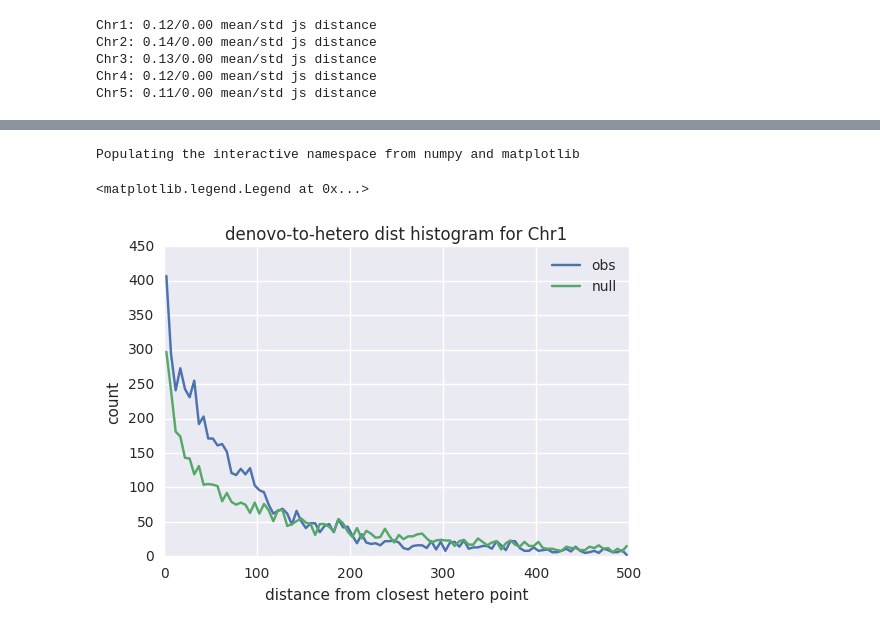
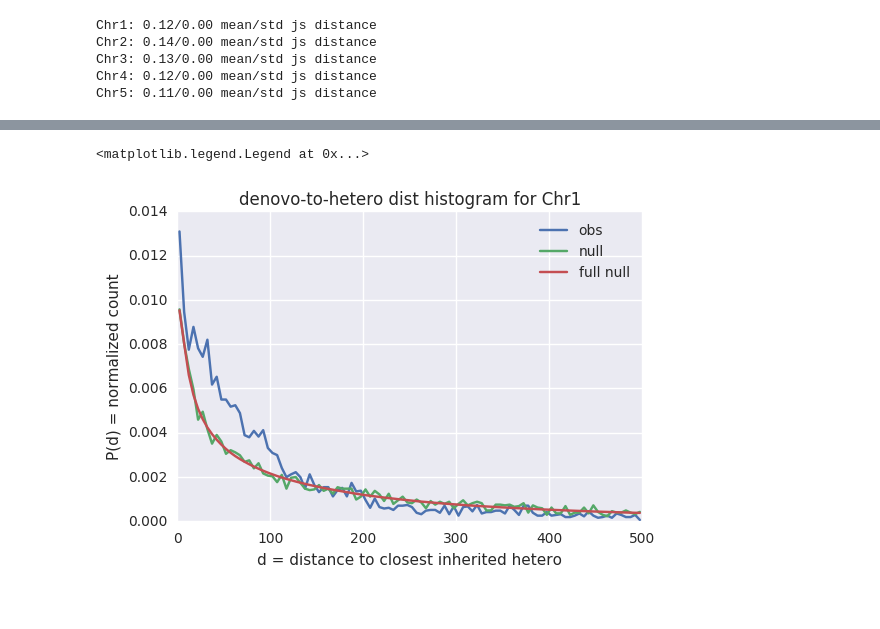
Before and after one commit to littleblackfish/heteroMutationRate, a Jupyter notebook: analysis.ipynb, the cells around one changed output, grey strips where cells are left out. Drawn from its saved outputs; the diff is of its cells as text; code cells hidden in the pictures.

Commit message:
new plot

```diff
--- a/analysis.ipynb
+++ b/analysis.ipynb
@@ -369,25 +367,23 @@ for ch in ['Chr1'] :
-# %%
-sns.distplot?
-%pylab inline
-# %% [output]
-Populating the interactive namespace from numpy and matplotlib
 # %%
 
 bins = array(range(0,10000,5))
 x= 0.5*(bins[:-1]+bins[1:])
 
-a=histogram(obs_distances, bins=bins)
-b=histogram(null_distances, bins=bins)
+a=histogram(obs_distances, bins=bins, normed=True)
+b=histogram(null_distances, bins=bins, normed = True)
+c=histogram(complete_null[ch], bins=bins, normed = True)
 
 cutoff = 100
 
 plot (x[:cutoff], a[0][:cutoff], label = 'obs')
 plot (x[:cutoff], b[0][:cutoff],label= 'null')
+plot (x[:cutoff], c[0][:cutoff],label= 'full null')
+
 
 title('denovo-to-hetero dist histogram for Chr1')
-xlabel('distance from closest hetero point')
-ylabel('count')
+xlabel('d = distance to closest inherited hetero')
+ylabel('P(d) = normalized count')
 legend()
 # %% [output]
 <matplotlib.legend.Legend at 0x...>
-[figure, old version]
+[figure, new version]
```
Also changed, not shown: parts of 4 cells of this notebook.
